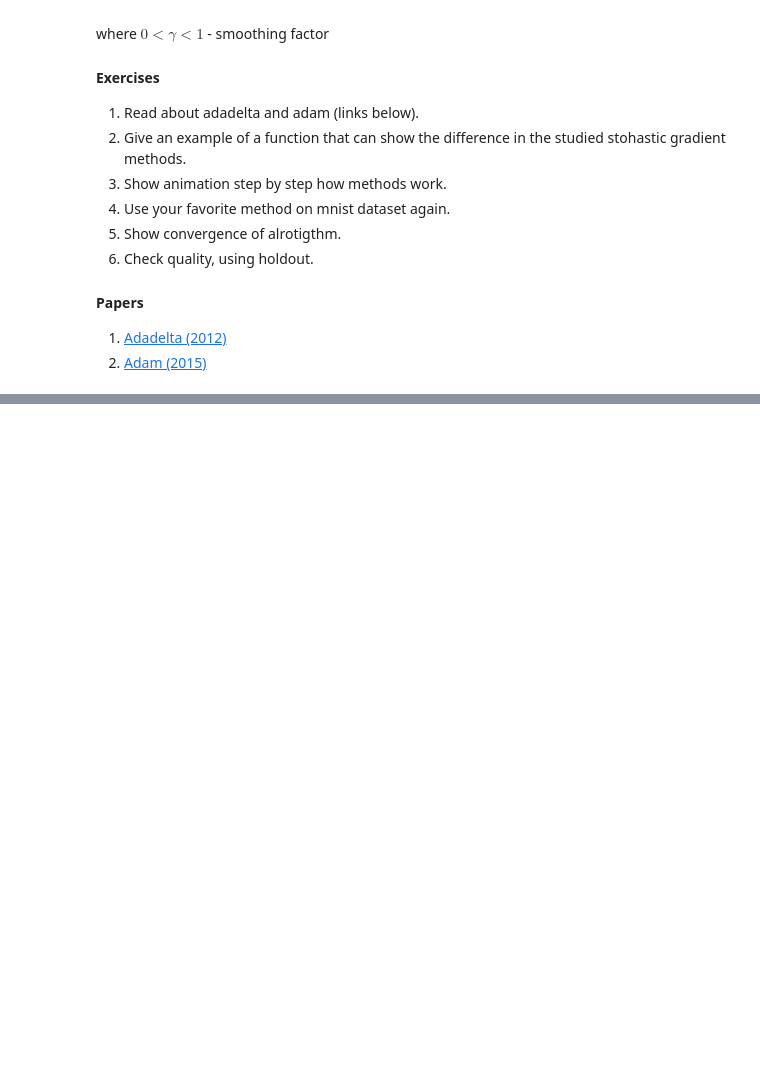
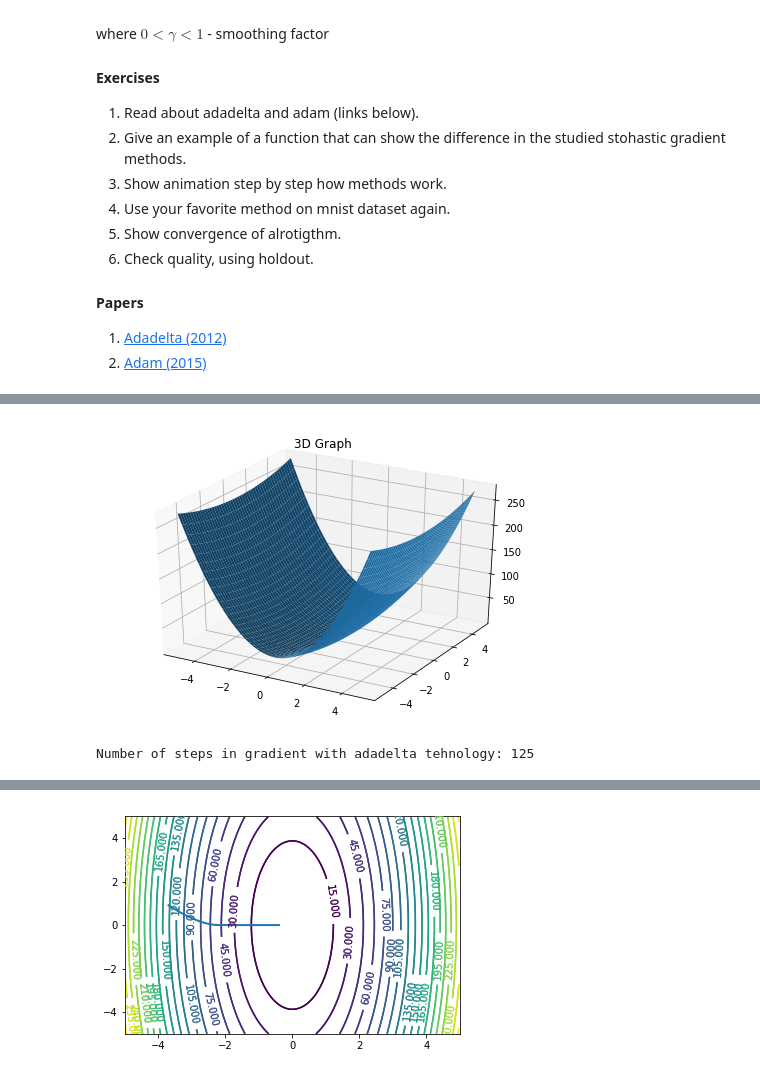
Before and after one commit to oleges1/Renju, a Jupyter notebook: lab-1_oleges.ipynb, the cells around one changed output, grey strips where cells are left out. Cells and saved outputs as stored; diff of their text form; code cells hidden in the pictures; blank space fills up the shorter version.

```diff
--- a/lab-1_oleges.ipynb
+++ b/lab-1_oleges.ipynb
@@ -721,3 +745,7 @@ where $0< \gamma < 1$ - smoothing factor
 #### Papers
 1. [Adadelta (2012)](https://arxiv.org/pdf/1212.5701.pdf)
 2. [Adam (2015)](https://arxiv.org/pdf/1412.6980.pdf)
+# %%
+def RMS(E_f):
+    eps = 0.0001
+    return np.sqrt(E_f + eps)
@@ -723,0 +853,9 @@ where $0< \gamma < 1$ - smoothing factor
+# %%
+# gradient with adadelta
+ThreeD(Q, 5)
+x0 = np.array([(random() - 0.5) * 8, (random() - 0.5) * 8])
+PATH_adad, res_adad = adadelta_grad(x0, 0.0001, dQ)
+animator(Q, PATH_adad[:, 0], PATH_adad[:, 1])
+# %% [output]
+[figure, added]
+Number of steps in gradient with adadelta tehnology: 125
@@ -723,0 +863 @@ where $0< \gamma < 1$ - smoothing factor
+[figure, added]
```
Also changed, not shown: parts of 26 cells of this notebook.
